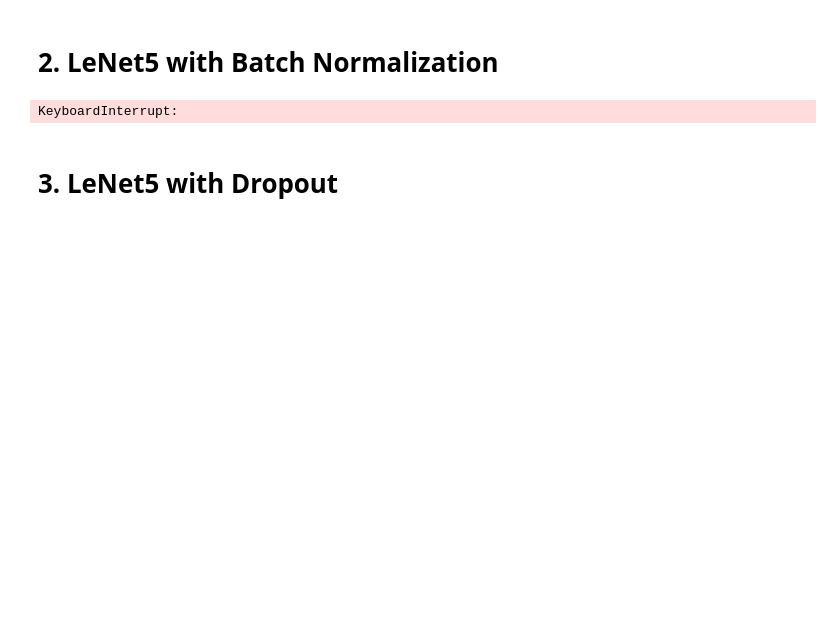
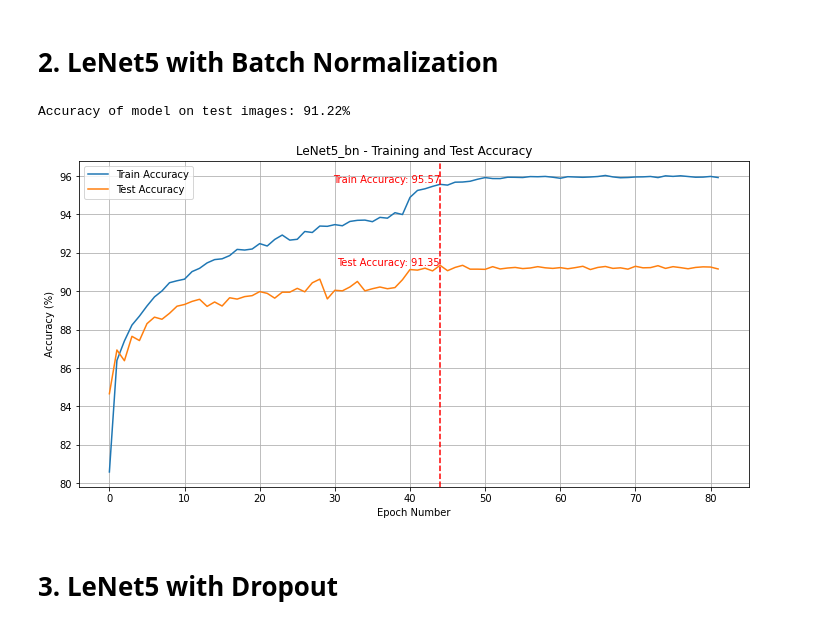
Before and after one commit to kariander1/HW1DeepLearning, a Jupyter notebook: fashion_mnist_lenet5.ipynb, the cells around one changed output. Cells and saved outputs as stored; diff of their text form; code cells hidden in the pictures; blank space fills up the shorter version.

```diff
--- a/fashion_mnist_lenet5.ipynb
+++ b/fashion_mnist_lenet5.ipynb
@@ -304,10 +295,16 @@ if os.path.exists('model_LeNet5_vanilla.pth'):
 # %%
 model_bn = LeNet5(use_batch_norm=True).to(device)
 optimizer = optim.Adam(model_bn.parameters(), lr=learning_rate)
-scheduler = ReduceLROnPlateau(optimizer, mode='min', factor=0.1, patience=5, verbose=True)
-train_and_evaluate('LeNet5_bn', model_bn, optimizer, scheduler, train_loader, val_loader, test_loader, epochs, device)
+scheduler = ReduceLROnPlateau(optimizer, mode='min', factor=0.1, patience=5, verbose=True, min_lr=1e-7)
+
+if not os.path.exists('model_LeNet5_bn.pth'):
+    train_and_evaluate('LeNet5_bn', model_bn, optimizer, scheduler, train_loader, val_loader, test_loader, epochs, device)
+
+
+model_bn = load_model_and_evaluate(model_bn, 'LeNet5_bn')
 # %% [output]
-KeyboardInterrupt:
+Accuracy of model on test images: 91.22%
+[figure, added]
 # %% [markdown]
 # 3. LeNet5 with Dropout
 # %%
```
Also changed, not shown: parts of 9 cells of this notebook, 10 other files.
